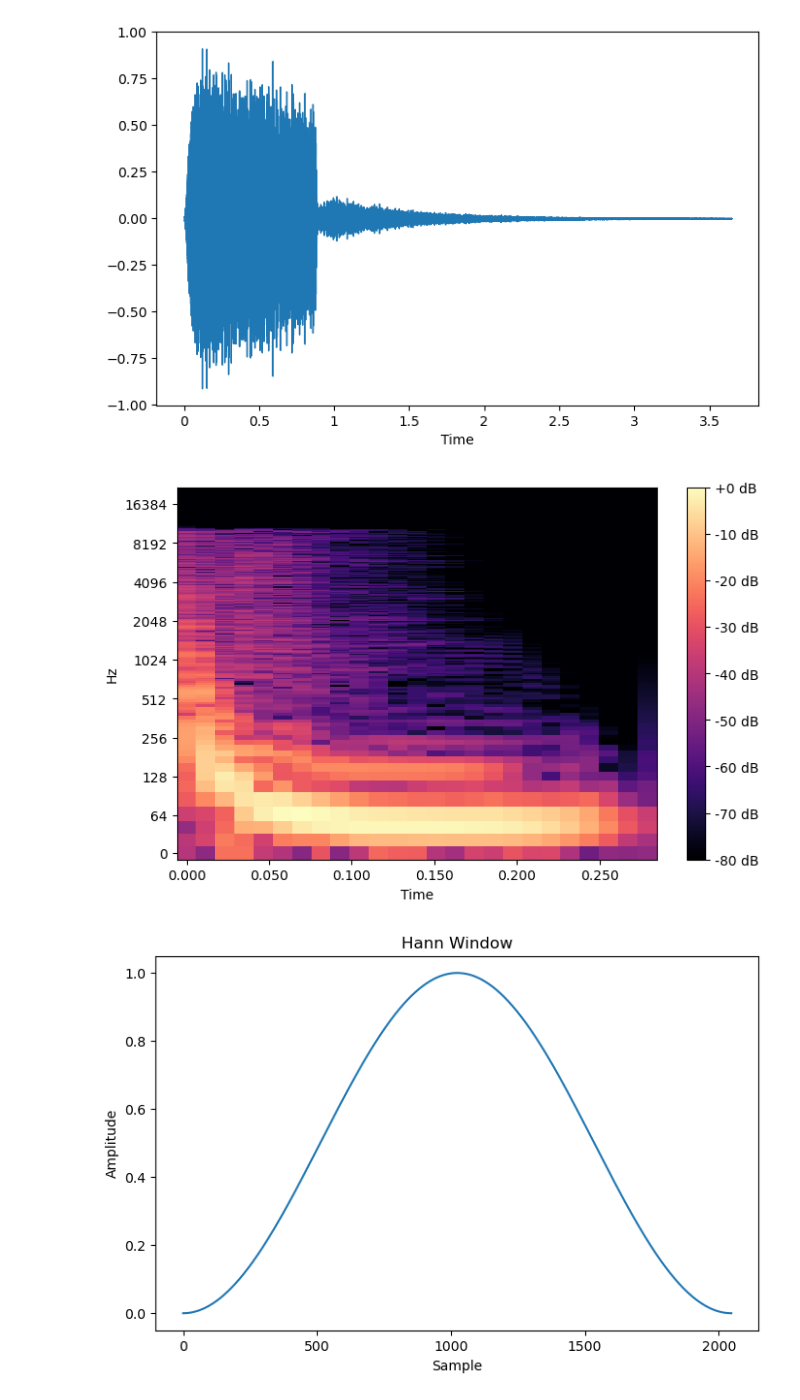
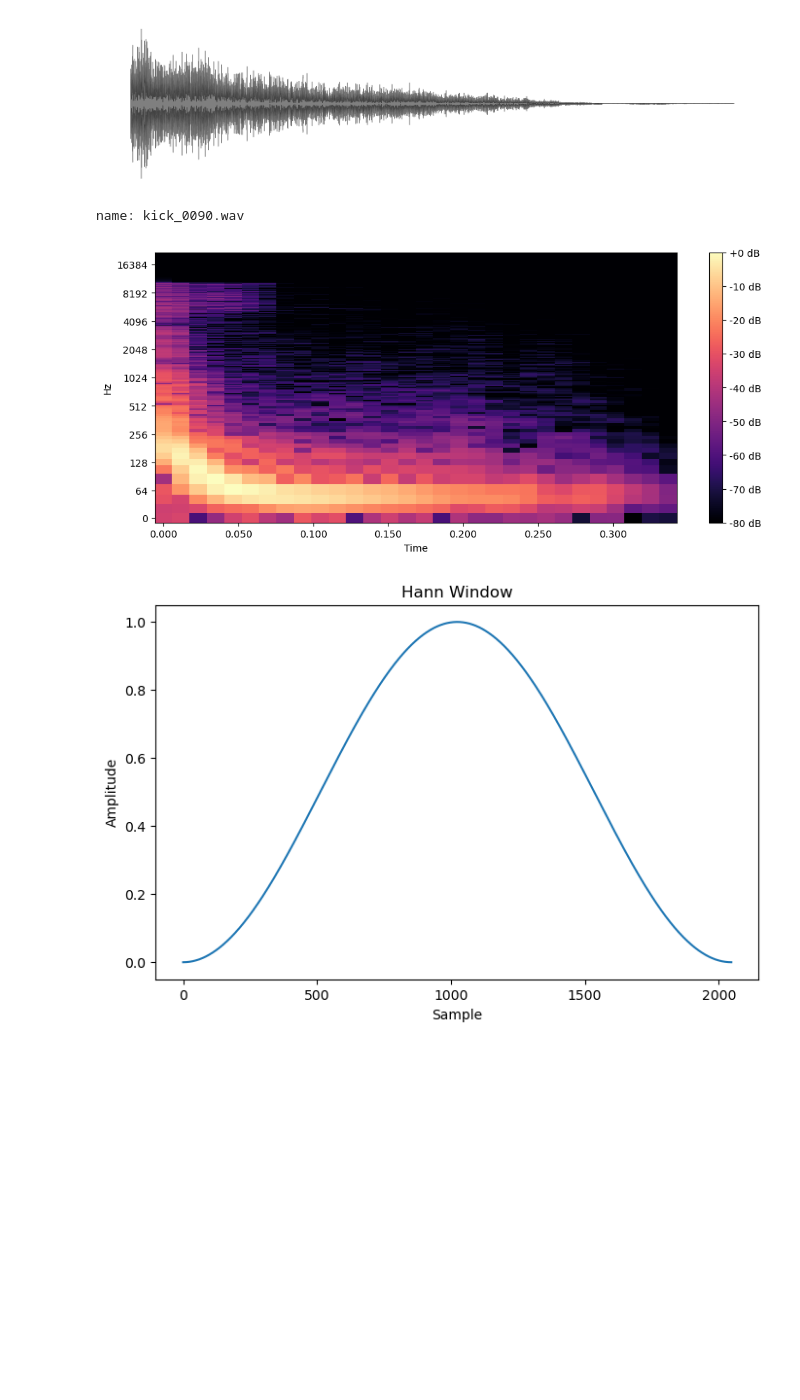
Before and after one commit to PatrikBacko/Bachelor_thesis-Electronic_music, a Jupyter notebook: scripts/notebooks/plots.ipynb, the cells around one changed output. Saved outputs shown, nothing was run; the diff lists cells and outputs as text; code cells hidden in the pictures; blank space fills up the shorter version.

```diff
--- a/scripts/notebooks/plots.ipynb
+++ b/scripts/notebooks/plots.ipynb
@@ -29,17 +29,31 @@ stft min: 2.3228999019436758e-12
 # %%
-fig, ax = plt.subplots(figsize=(8, 5))
+wave, sr, name = load_random_wave(DATA_PATH, sample_group='crash')
 
-lb.display.waveshow(wave, sr=sr, ax=ax)
+fig, ax = plt.subplots(figsize=(20, 5))
+
+lb.display.waveshow(wave, sr=sr, ax=ax, color='black', alpha=0.5)
+
+ax.axis('off')
 
 ax.set_title(f'')
 
 plt.show()
 # %% [output]
-[figure, old version]
+[figure, new version]
+# %%
+wave, sr, name = load_random_wave(DATA_PATH, sample_group='kick')
+
+print(f'name: {name}')
+
+#kick_3558.wav
+#kick_0565.wav
+#kick_2637.wav
+# %% [output]
+name: kick_0090.wav
 # %%
 stft = lb.stft(wave, n_fft=2048, hop_length=512)
 
-fig, ax = plt.subplots(figsize=(8, 5))
+fig, ax = plt.subplots(figsize=(12, 5))
 
 img = lb.display.specshow(lb.amplitude_to_db(np.abs(stft), ref=np.max), sr=sr, hop_length=512, x_axis='time', y_axis='log')
 
@@ -47,7 +61,7 @@ fig.colorbar(img, ax=ax, format="%+2.f dB")
 
 plt.show()
 # %% [output]
-[figure, old version]
+[figure, new version]
 # %%
 import numpy as np
 from scipy.signal.windows import hann
```
Also changed, not shown: parts of 2 cells of this notebook.
